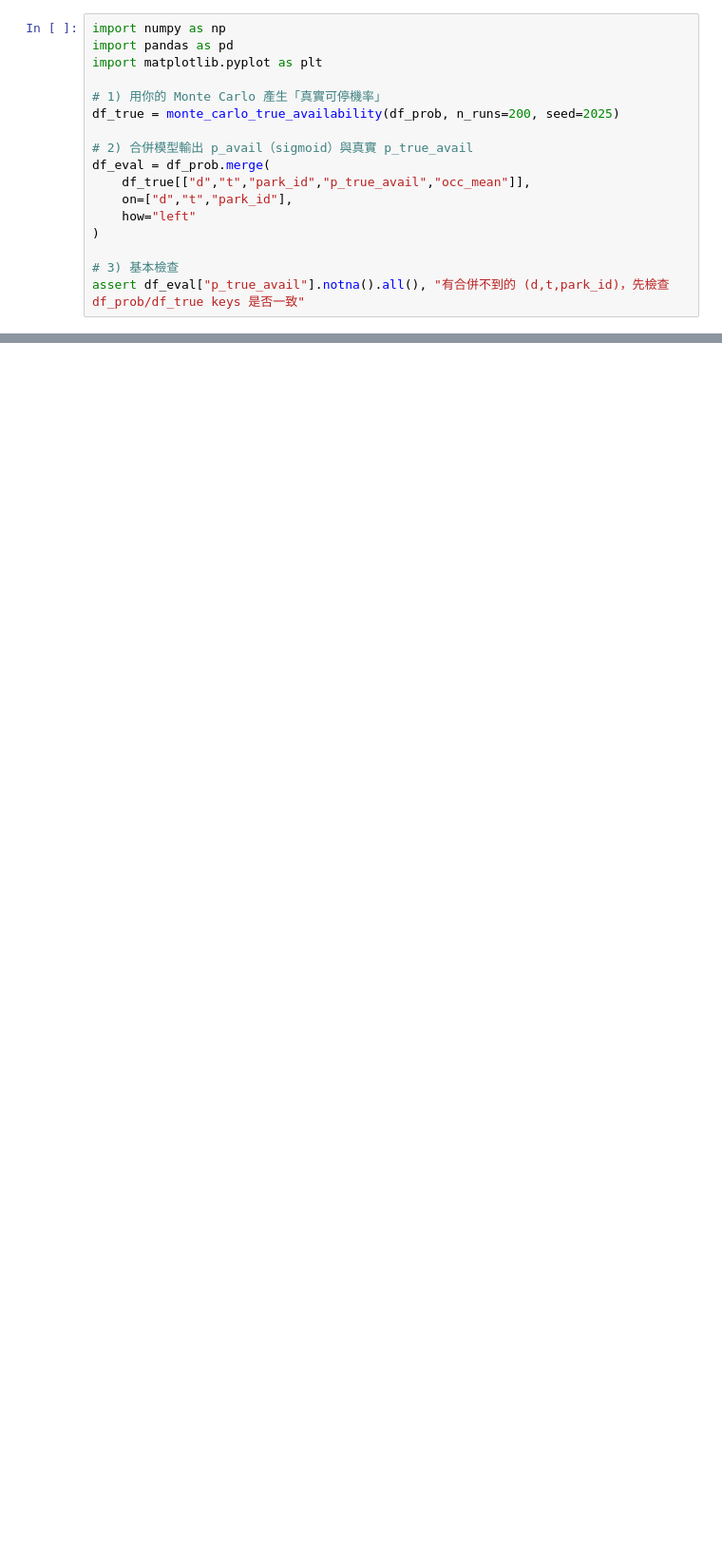
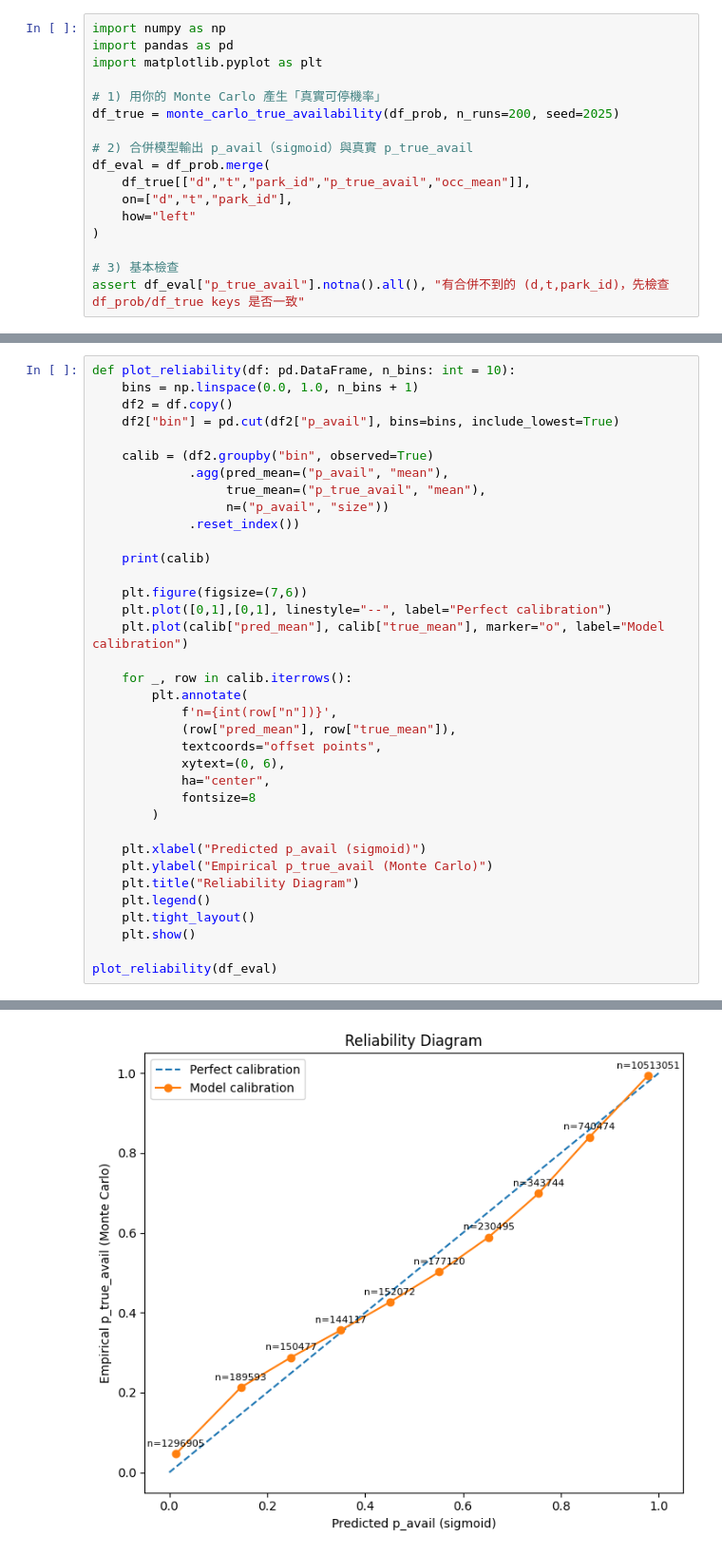
Before and after one commit to radimon/2025_flight_delay_prediction, a Jupyter notebook: notebooks/07-5_parking_simulate.ipynb, the cells around one changed output, grey strips where cells are left out. Shown at 95% size. Cells and saved outputs as stored; diff of their text form; blank space fills up the shorter version.

```diff
--- a/notebooks/07-5_parking_simulate.ipynb
+++ b/notebooks/07-5_parking_simulate.ipynb
@@ -286,0 +546,37 @@ Name: p_true_avail, dtype: float64
+# %%
+def plot_reliability(df: pd.DataFrame, n_bins: int = 10):
+    bins = np.linspace(0.0, 1.0, n_bins + 1)
+    df2 = df.copy()
+    df2["bin"] = pd.cut(df2["p_avail"], bins=bins, include_lowest=True)
+
+    calib = (df2.groupby("bin", observed=True)
+             .agg(pred_mean=("p_avail", "mean"),
+                  true_mean=("p_true_avail", "mean"),
+                  n=("p_avail", "size"))
+             .reset_index())
+
+    print(calib)
+
+    plt.figure(figsize=(7,6))
+    plt.plot([0,1],[0,1], linestyle="--", label="Perfect calibration")
+    plt.plot(calib["pred_mean"], calib["true_mean"], marker="o", label="Model calibration")
+
+    for _, row in calib.iterrows():
+        plt.annotate(
+            f'n={int(row["n"])}',
+            (row["pred_mean"], row["true_mean"]),
+            textcoords="offset points",
+            xytext=(0, 6),
+            ha="center",
+            fontsize=8
+        )
+
+    plt.xlabel("Predicted p_avail (sigmoid)")
+    plt.ylabel("Empirical p_true_avail (Monte Carlo)")
+    plt.title("Reliability Diagram")
+    plt.legend()
+    plt.tight_layout()
+    plt.show()
+
+plot_reliability(df_eval)
+# %% [output]
@@ -286,0 +594 @@ Name: p_true_avail, dtype: float64
+[figure, added]
```
Also changed, not shown: parts of 17 cells of this notebook, 5 other files.
